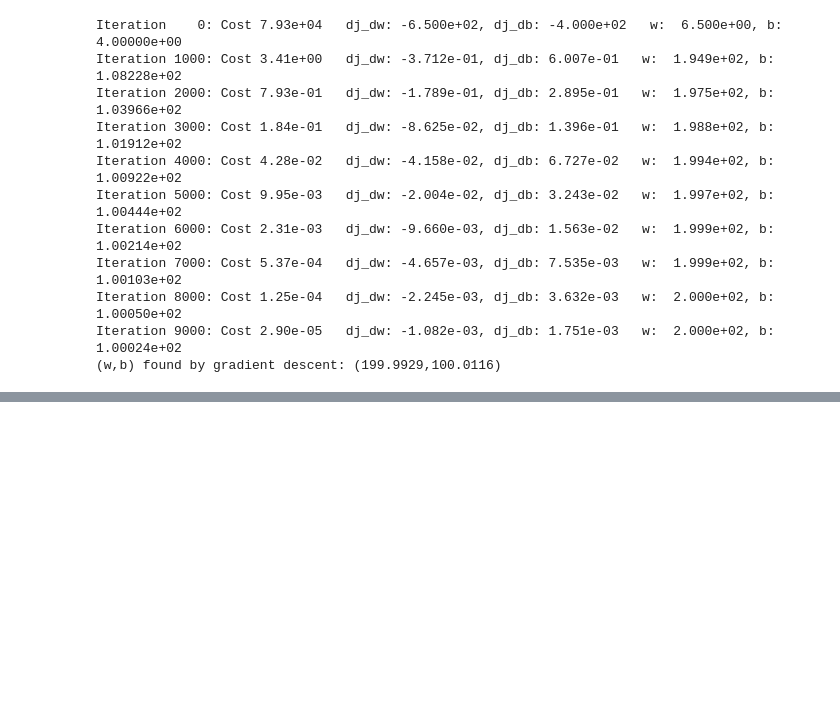
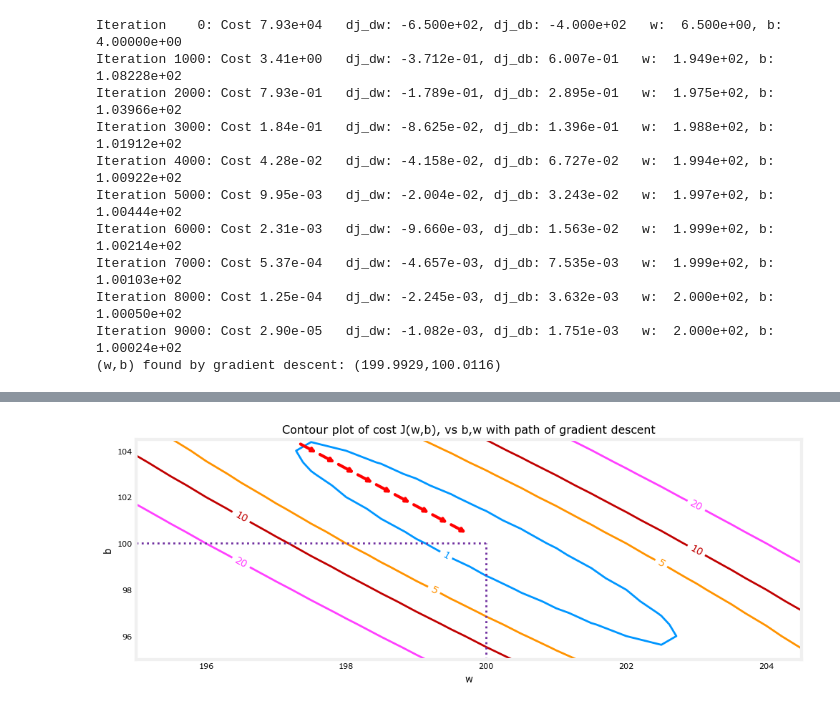
Before and after one commit to karimhbadr1/machine_learning_specalization, a Jupyter notebook: Course 1 - Supervised Machine Learning - Regression and Classification/Week 1/03-Gradient Descent.ipynb, the cells around one changed output, grey strips where cells are left out. Saved outputs shown, nothing was run; the diff lists cells and outputs as text; code cells hidden in the pictures; blank space fills up the shorter version.

```diff
--- a/Course 1 - Supervised Machine Learning - Regression and Classification/Week 1/03-Gradient Descent.ipynb
+++ b/Course 1 - Supervised Machine Learning - Regression and Classification/Week 1/03-Gradient Descent.ipynb
@@ -114,0 +181,6 @@ Iteration 9000: Cost 2.90e-05   dj_dw: -1.082e-03, dj_db: 1.751e-03   w:  2.000e
+# %%
+fig, ax = plt.subplots(1,1, figsize=(12, 4))
+plt_contour_wgrad(x_train, y_train, p_hist, ax, w_range=[195, 205, 0.5], b_range=[95, 105, 0.5],
+            contours=[1,5,10,20],resolution=0.5)
+# %% [output]
+[figure, added]
```
Also changed, not shown: parts of 7 cells of this notebook, 1 other file.
